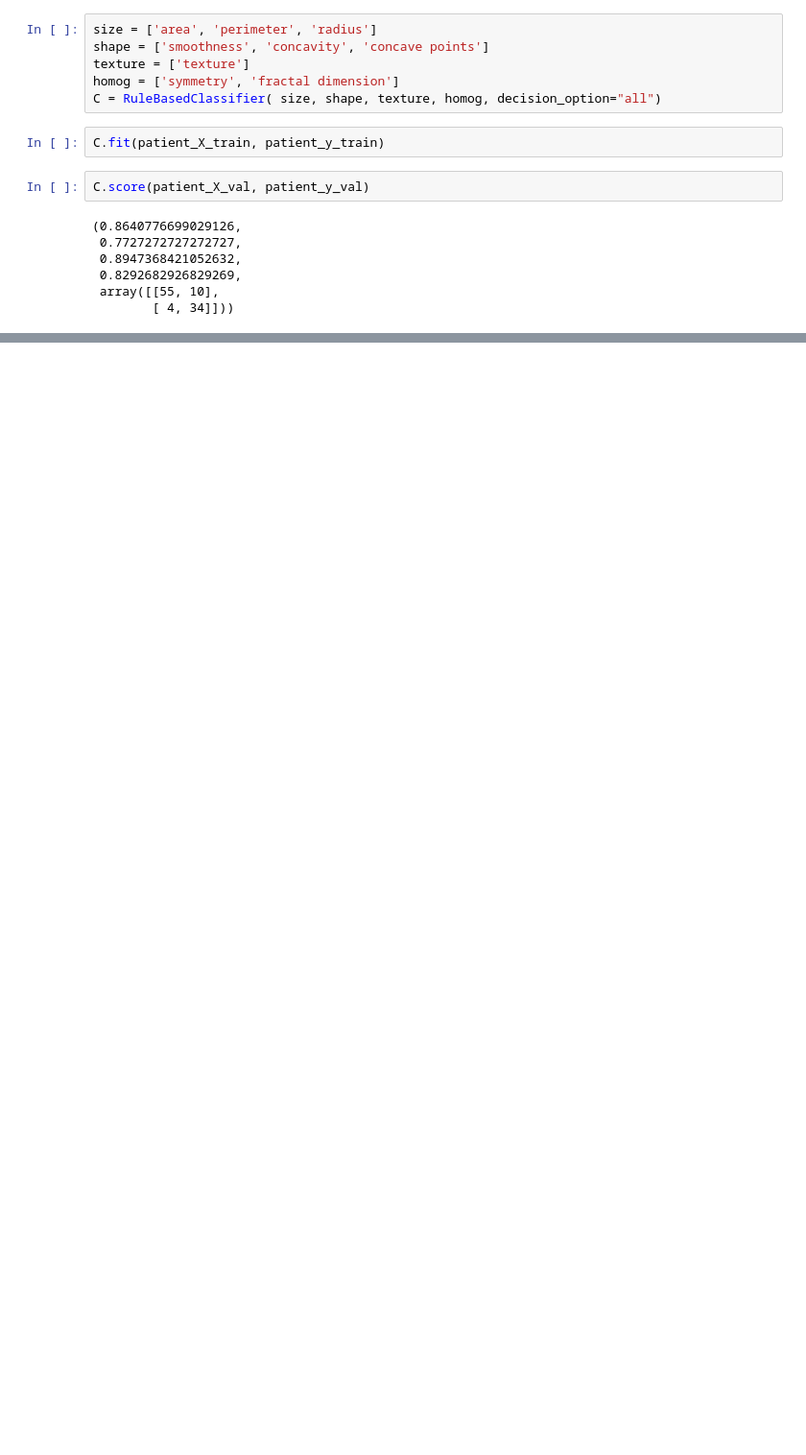
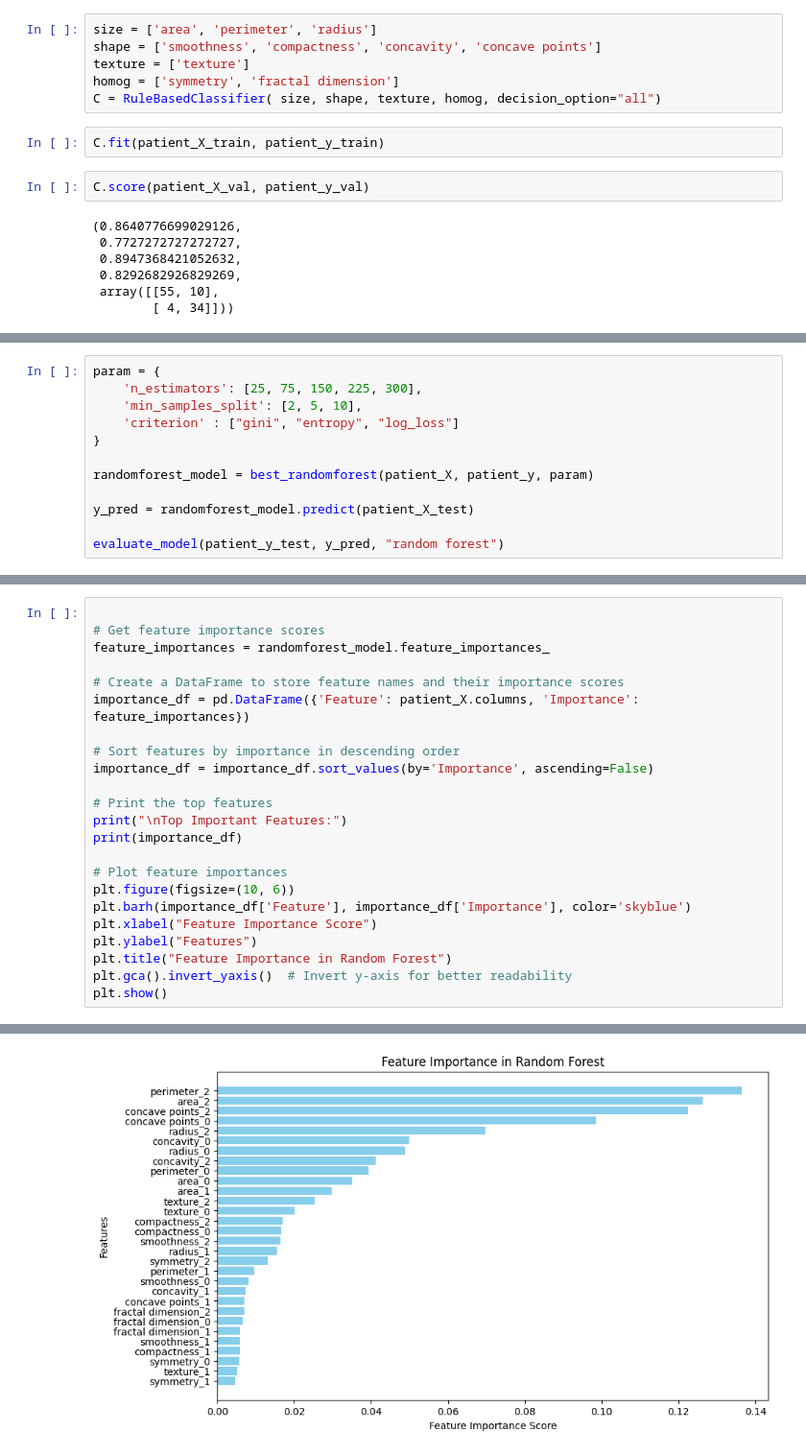
Before and after one commit to RoccoGiampetruzzi/Diagnostic-Systems, a Jupyter notebook: notebook.ipynb, the cells around one changed output, grey strips where cells are left out. Shown: that part at 96% size. Cells and saved outputs as stored; diff of their text form; blank space fills up the shorter version.

```diff
--- a/notebook.ipynb
+++ b/notebook.ipynb
@@ -101,6 +105,6 @@ patient_df_train[patient_df_train['malignant'] == 0].describe()
 # %%
 size = ['area', 'perimeter', 'radius']
-shape = ['smoothness', 'concavity', 'concave points']
+shape = ['smoothness', 'compactness', 'concavity', 'concave points']
 texture = ['texture']
 homog = ['symmetry', 'fractal dimension']
 C = RuleBasedClassifier( size, shape, texture, homog, decision_option="all")
@@ -117,0 +314,12 @@ C.score(patient_X_val, patient_y_val)
+# %%
+param = {
+    'n_estimators': [25, 75, 150, 225, 300],
+    'min_samples_split': [2, 5, 10],
+    'criterion' : ["gini", "entropy", "log_loss"]
+}
+
+randomforest_model = best_randomforest(patient_X, patient_y, param)
+
+y_pred = randomforest_model.predict(patient_X_test)
+
+evaluate_model(patient_y_test, y_pred, "random forest")
@@ -117,0 +346,24 @@ C.score(patient_X_val, patient_y_val)
+# %%
+
+# Get feature importance scores
+feature_importances = randomforest_model.feature_importances_
+
+# Create a DataFrame to store feature names and their importance scores
+importance_df = pd.DataFrame({'Feature': patient_X.columns, 'Importance': feature_importances})
+
+# Sort features by importance in descending order
+importance_df = importance_df.sort_values(by='Importance', ascending=False)
+
+# Print the top features
+print("\nTop Important Features:")
+print(importance_df)
+
+# Plot feature importances
+plt.figure(figsize=(10, 6))
+plt.barh(importance_df['Feature'], importance_df['Importance'], color='skyblue')
+plt.xlabel("Feature Importance Score")
+plt.ylabel("Features")
+plt.title("Feature Importance in Random Forest")
+plt.gca().invert_yaxis()  # Invert y-axis for better readability
+plt.show()
+# %% [output]
@@ -117,0 +387 @@ C.score(patient_X_val, patient_y_val)
+[figure, added]
```
Also changed, not shown: parts of 29 cells of this notebook, 3 other files.
